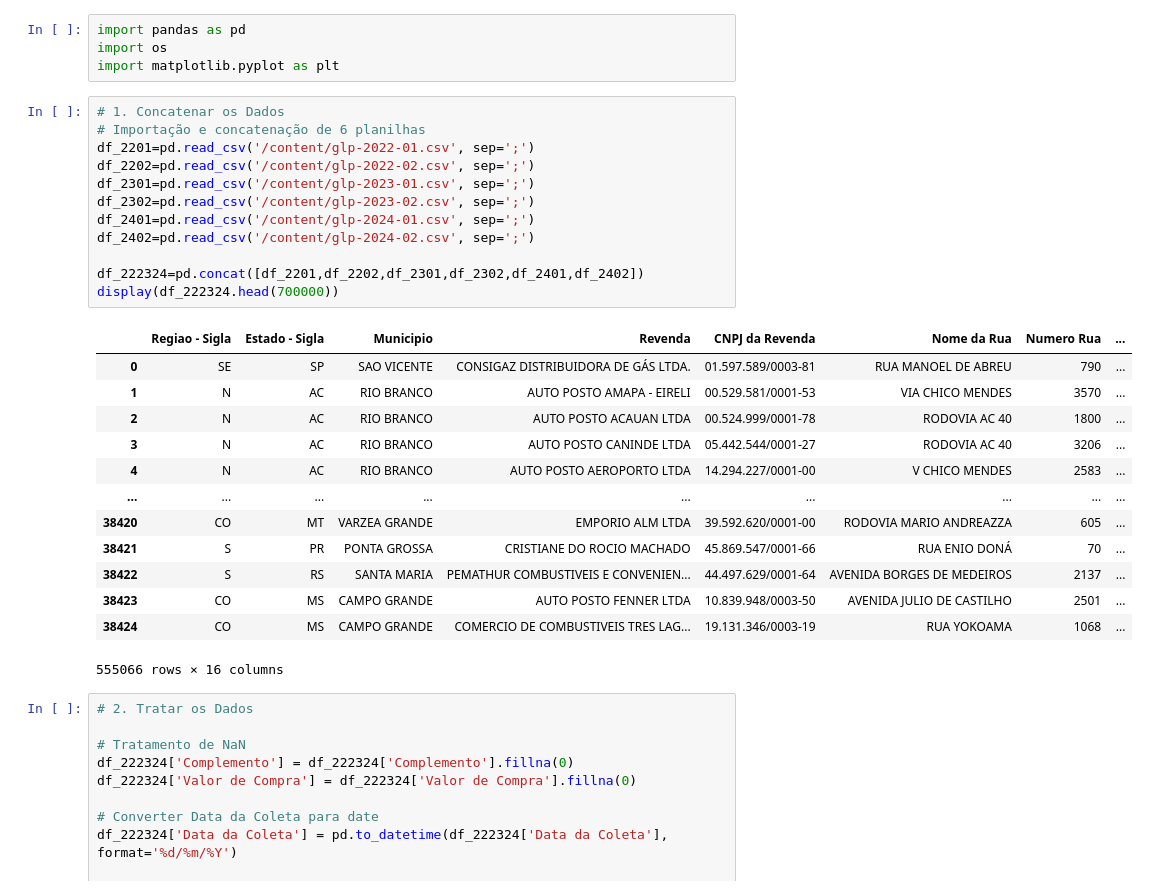
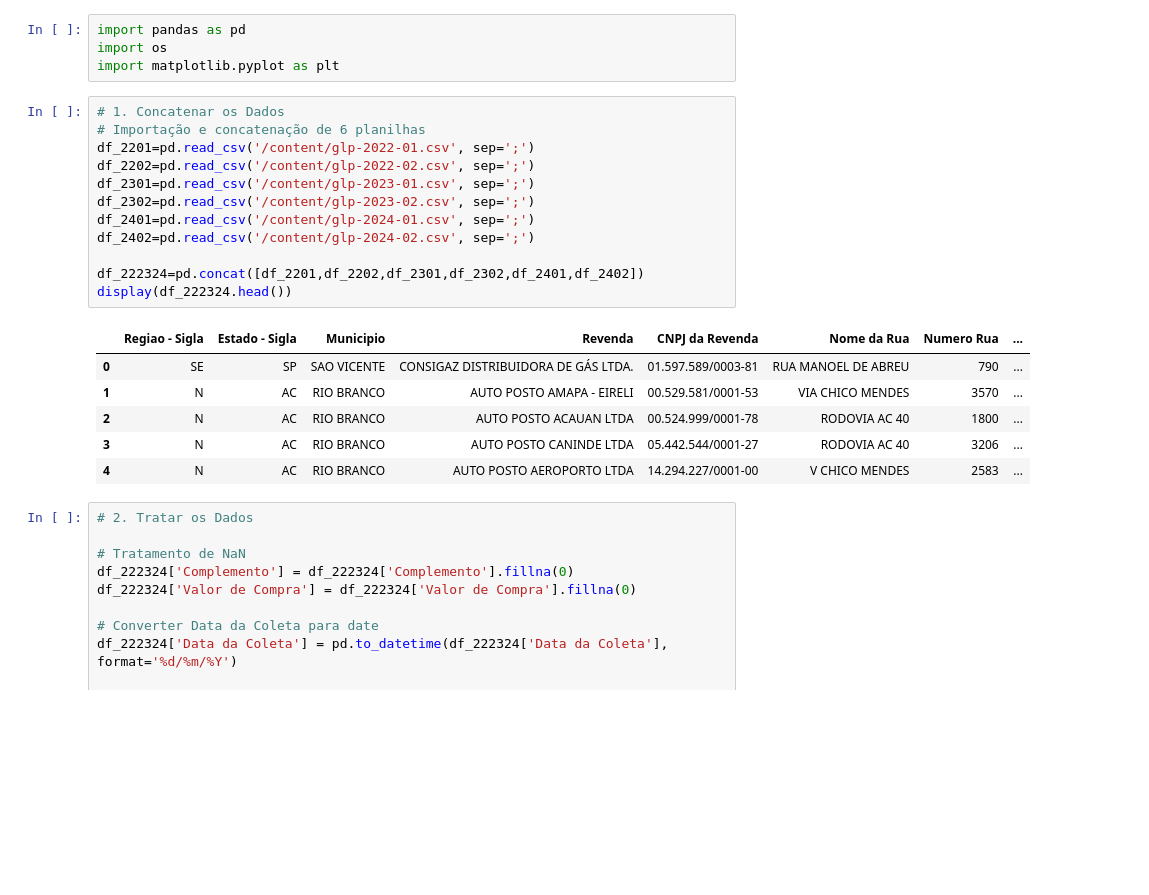
Before and after one commit to ResidenciaSerratecDados/AvaliacaoPySQL, a Jupyter notebook: Avaliacao1-Estudo_de_Caso/Estudo_de_Caso_Análise_do_Preço_do_GLP_no_Brasil.ipynb, the cells around one changed output. Saved outputs shown, nothing was run; the diff lists cells and outputs as text; blank space fills up the shorter version.

```diff
--- a/Avaliacao1-Estudo_de_Caso/Estudo_de_Caso_Análise_do_Preço_do_GLP_no_Brasil.ipynb
+++ b/Avaliacao1-Estudo_de_Caso/Estudo_de_Caso_Análise_do_Preço_do_GLP_no_Brasil.ipynb
@@ -5,29 +5,22 @@ import matplotlib.pyplot as plt
 # %%
 # 1. Concatenar os Dados
 # Importação e concatenação de 6 planilhas
 df_2201=pd.read_csv('/content/glp-2022-01.csv', sep=';')
 df_2202=pd.read_csv('/content/glp-2022-02.csv', sep=';')
 df_2301=pd.read_csv('/content/glp-2023-01.csv', sep=';')
 df_2302=pd.read_csv('/content/glp-2023-02.csv', sep=';')
 df_2401=pd.read_csv('/content/glp-2024-01.csv', sep=';')
 df_2402=pd.read_csv('/content/glp-2024-02.csv', sep=';')
 
 df_222324=pd.concat([df_2201,df_2202,df_2301,df_2302,df_2401,df_2402])
-display(df_222324.head(700000))
+display(df_222324.head())
 # %% [output]
 |  | Regiao - Sigla | Estado - Sigla | Municipio | Revenda | CNPJ da Revenda | Nome da Rua | Numero Rua | ... |
 | 0 | SE | SP | SAO VICENTE | CONSIGAZ DISTRIBUIDORA DE GÁS LTDA. | 01.597.589/0003-81 | RUA MANOEL DE ABREU | 790 | ... |
 | 1 | N | AC | RIO BRANCO | AUTO POSTO AMAPA - EIRELI | 00.529.581/0001-53 | VIA CHICO MENDES | 3570 | ... |
 | 2 | N | AC | RIO BRANCO | AUTO POSTO ACAUAN LTDA | 00.524.999/0001-78 | RODOVIA AC 40 | 1800 | ... |
 | 3 | N | AC | RIO BRANCO | AUTO POSTO CANINDE LTDA | 05.442.544/0001-27 | RODOVIA AC 40 | 3206 | ... |
 | 4 | N | AC | RIO BRANCO | AUTO POSTO AEROPORTO LTDA | 14.294.227/0001-00 | V CHICO MENDES | 2583 | ... |
-| ... | ... | ... | ... | ... | ... | ... | ... | ... |
-| 38420 | CO | MT | VARZEA GRANDE | EMPORIO ALM LTDA | 39.592.620/0001-00 | RODOVIA MARIO ANDREAZZA | 605 | ... |
-| 38421 | S | PR | PONTA GROSSA | CRISTIANE DO ROCIO MACHADO | 45.869.547/0001-66 | RUA ENIO DONÁ | 70 | ... |
-| 38422 | S | RS | SANTA MARIA | PEMATHUR COMBUSTIVEIS E CONVENIEN... | 44.497.629/0001-64 | AVENIDA BORGES DE MEDEIROS | 2137 | ... |
-| 38423 | CO | MS | CAMPO GRANDE | AUTO POSTO FENNER LTDA | 10.839.948/0003-50 | AVENIDA JULIO DE CASTILHO | 2501 | ... |
-| 38424 | CO | MS | CAMPO GRANDE | COMERCIO DE COMBUSTIVEIS TRES LAG... | 19.131.346/0003-19 | RUA YOKOAMA | 1068 | ... |
-555066 rows × 16 columns
 # %%
 # 2. Tratar os Dados
 
```
Also changed, not shown: parts of 5 cells of this notebook, 1 other file.
